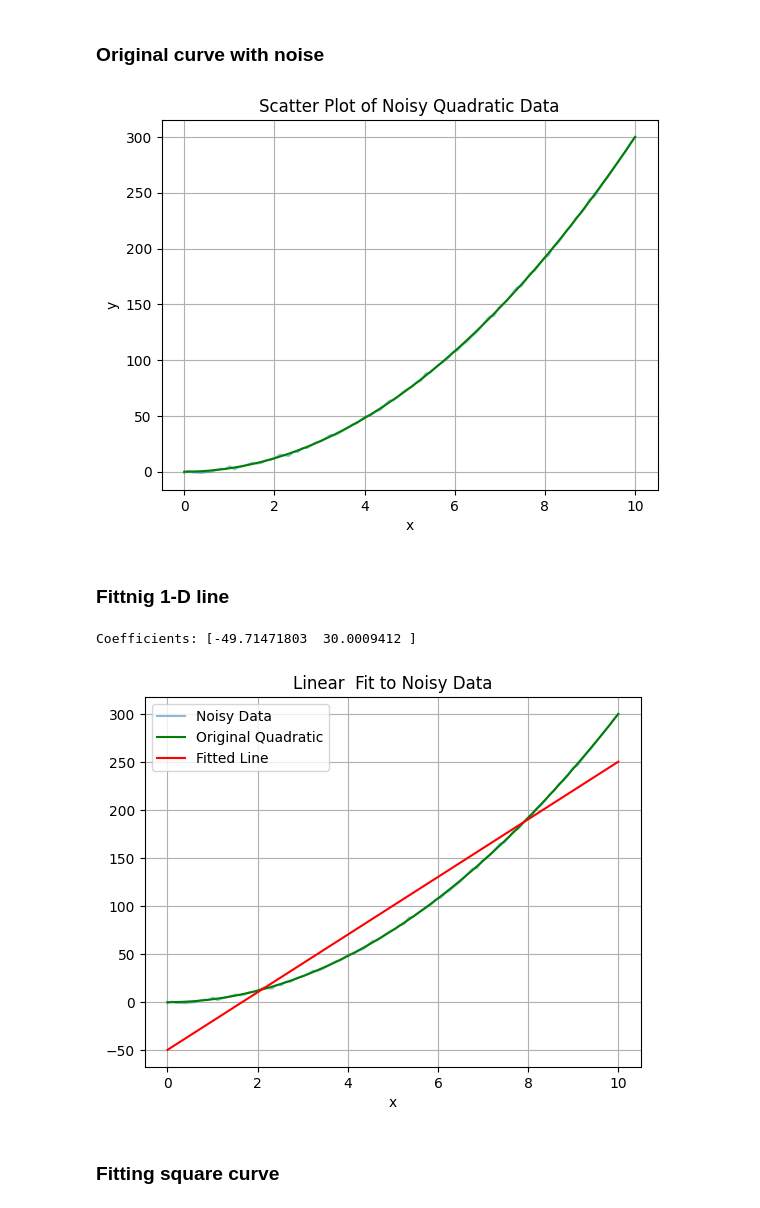
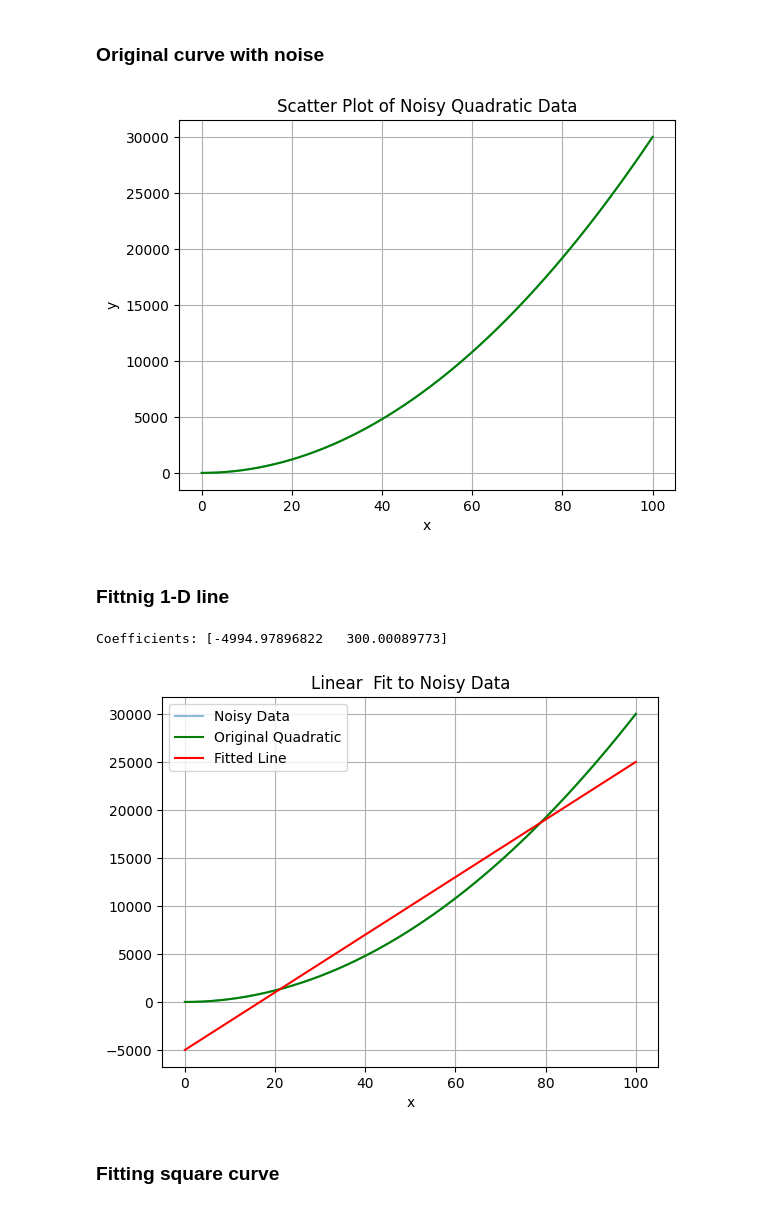
Before and after one commit to NietzscheDostoevsky/MastersDS, a Jupyter notebook: AM620-Lab/regression/linear-line-fit.ipynb, the cells around one changed output. Drawn from its saved outputs; the diff is of its cells as text; code cells hidden in the pictures.

```diff
--- a/AM620-Lab/regression/linear-line-fit.ipynb
+++ b/AM620-Lab/regression/linear-line-fit.ipynb
@@ -6,18 +6,18 @@ import matplotlib.pyplot as plt
 # %% [markdown]
 ### Original curve with noise
 # %%
-x = np.linspace(0, 10, 100)
+x = np.linspace(0, 100, 1000)
 y = 3 * x**2 + np.random.normal(0, 1, size=x.shape)
 y_og = 3 * x**2
 plt.plot(x, y, alpha=0.5)
 plt.plot(x, y_og, color='green', label='Original Quadratic')
 plt.title('Scatter Plot of Noisy Quadratic Data')
 plt.xlabel('x')
 plt.ylabel('y')
 plt.grid()
 plt.show()
 # %% [output]
-[figure, old version]
+[figure, new version]
 # %% [markdown]
 ### Fittnig 1-D line
 # %%
@@ -34,8 +34,8 @@ plt.legend()
 plt.grid()
 plt.show()
 # %% [output]
-Coefficients: [-49.71471803  30.0009412 ]
+Coefficients: [-4994.97896822   300.00089773]
-[figure, old version]
+[figure, new version]
 # %% [markdown]
 ### Fitting square curve
 # %%
```
Also changed, not shown: parts of 2 cells of this notebook, 2 other files.
